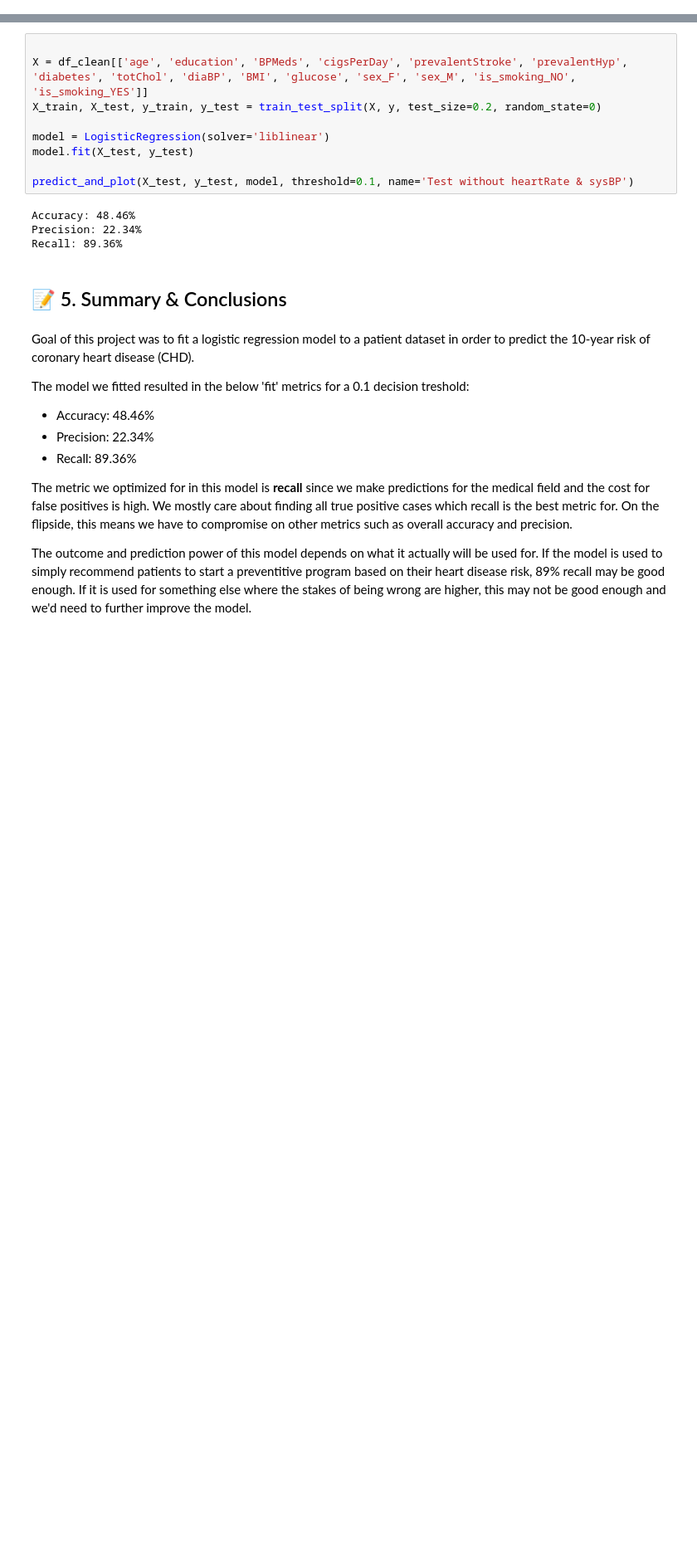
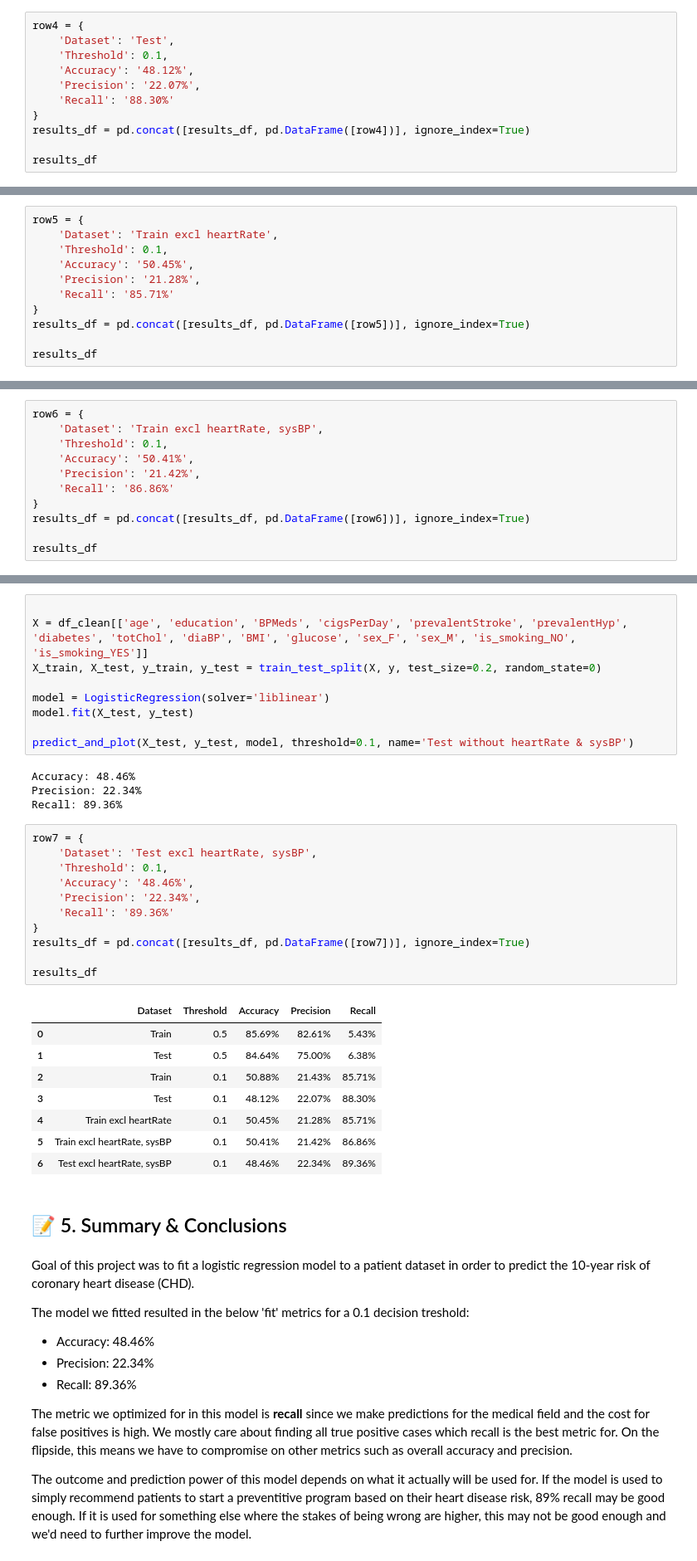
Before and after one commit to lisa-schnei/Logistic-regression-machine-learning-project, a Jupyter notebook: regression-cardiovascular-disease.ipynb, the cells around one changed output, grey strips where cells are left out. Shown at 83% size. Cells and saved outputs as stored; diff of their text form; blank space fills up the shorter version.

```diff
--- a/regression-cardiovascular-disease.ipynb
+++ b/regression-cardiovascular-disease.ipynb
@@ -573,0 +612,11 @@ Recall: 88.30%
+# %%
+row4 = {
+    'Dataset': 'Test',
+    'Threshold': 0.1,
+    'Accuracy': '48.12%',
+    'Precision': '22.07%',
+    'Recall': '88.30%'
+}
+results_df = pd.concat([results_df, pd.DataFrame([row4])], ignore_index=True)
+
+results_df
@@ -616,3 +669,14 @@ predict_and_plot(X_train, y_train, model, threshold=0.1, name='Train without hea
 Accuracy: 50.45%
 Precision: 21.28%
 Recall: 85.71%
+# %%
+row5 = {
+    'Dataset': 'Train excl heartRate',
+    'Threshold': 0.1,
+    'Accuracy': '50.45%',
+    'Precision': '21.28%',
+    'Recall': '85.71%'
+}
+results_df = pd.concat([results_df, pd.DataFrame([row5])], ignore_index=True)
+
+results_df
@@ -633,3 +704,14 @@ predict_and_plot(X_train, y_train, model, threshold=0.1, name='Train without hea
 Accuracy: 50.41%
 Precision: 21.42%
 Recall: 86.86%
+# %%
+row6 = {
+    'Dataset': 'Train excl heartRate, sysBP',
+    'Threshold': 0.1,
+    'Accuracy': '50.41%',
+    'Precision': '21.42%',
+    'Recall': '86.86%'
+}
+results_df = pd.concat([results_df, pd.DataFrame([row6])], ignore_index=True)
+
+results_df
@@ -650,6 +740,26 @@ predict_and_plot(X_test, y_test, model, threshold=0.1, name='Test without heartR
 Accuracy: 48.46%
 Precision: 22.34%
 Recall: 89.36%
+# %%
+row7 = {
+    'Dataset': 'Test excl heartRate, sysBP',
+    'Threshold': 0.1,
+    'Accuracy': '48.46%',
+    'Precision': '22.34%',
+    'Recall': '89.36%'
+}
+results_df = pd.concat([results_df, pd.DataFrame([row7])], ignore_index=True)
+
+results_df
+# %% [output]
+|  | Dataset | Threshold | Accuracy | Precision | Recall |
+| 0 | Train | 0.5 | 85.69% | 82.61% | 5.43% |
+| 1 | Test | 0.5 | 84.64% | 75.00% | 6.38% |
+| 2 | Train | 0.1 | 50.88% | 21.43% | 85.71% |
+| 3 | Test | 0.1 | 48.12% | 22.07% | 88.30% |
+| 4 | Train excl heartRate | 0.1 | 50.45% | 21.28% | 85.71% |
+| 5 | Train excl heartRate, sysBP | 0.1 | 50.41% | 21.42% | 86.86% |
+| 6 | Test excl heartRate, sysBP | 0.1 | 48.46% | 22.34% | 89.36% |
 # %% [markdown]
 <a id="5"></a>
 ## 📝 5. Summary & Conclusions
```
Also changed, not shown: parts of 14 cells of this notebook.
